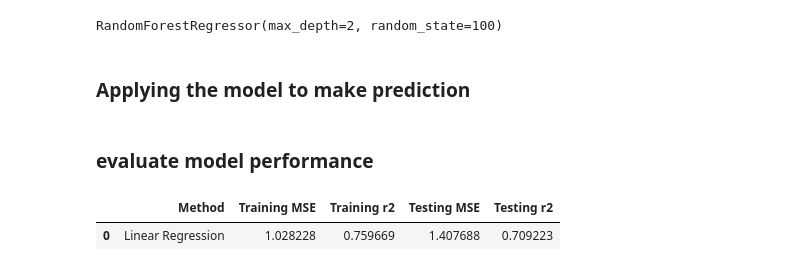
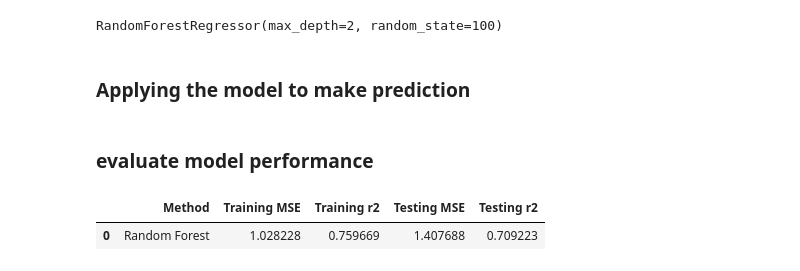
Before and after one commit to kebscharry/DataScience_Training, a Jupyter notebook: ML_Model.ipynb, the cells around one changed output. Drawn from its saved outputs; the diff is of its cells as text; code cells hidden in the pictures.

```diff
--- a/ML_Model.ipynb
+++ b/ML_Model.ipynb
@@ -247,9 +247,9 @@ rf_train_r2 = r2_score(y_train, y_rf_train_pred)
 rf_test_mse = mean_squared_error(y_test, y_rf_test_pred)
 rf_test_r2 = r2_score(y_test, y_rf_test_pred)
 # %%
-rf_results = pd.DataFrame(['Linear Regression', rf_train_mse, rf_train_r2, rf_test_mse,  rf_test_r2]).transpose()
+rf_results = pd.DataFrame(['Random Forest', rf_train_mse, rf_train_r2, rf_test_mse,  rf_test_r2]).transpose()
 rf_results.columns=['Method', 'Training MSE', 'Training r2', 'Testing MSE', 'Testing r2']
 rf_results
 # %% [output]
 |  | Method | Training MSE | Training r2 | Testing MSE | Testing r2 |
-| 0 | Linear Regression | 1.028228 | 0.759669 | 1.407688 | 0.709223 |
+| 0 | Random Forest | 1.028228 | 0.759669 | 1.407688 | 0.709223 |
```
Also changed, not shown: parts of 5 cells of this notebook.
